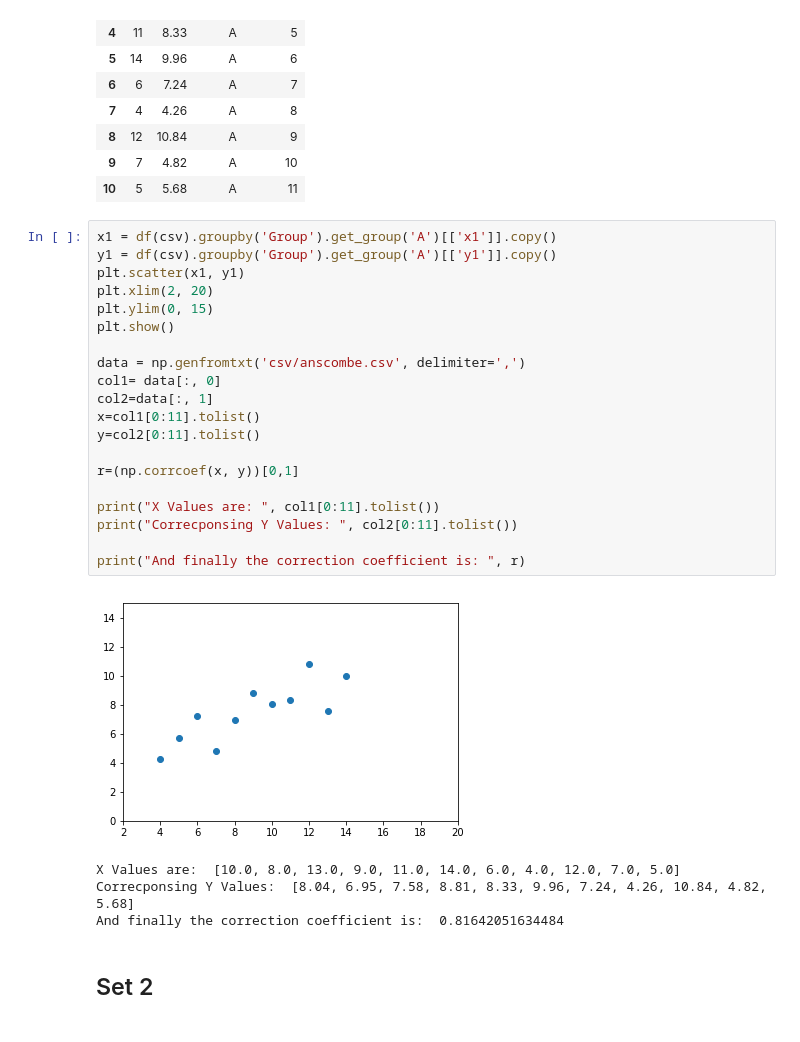
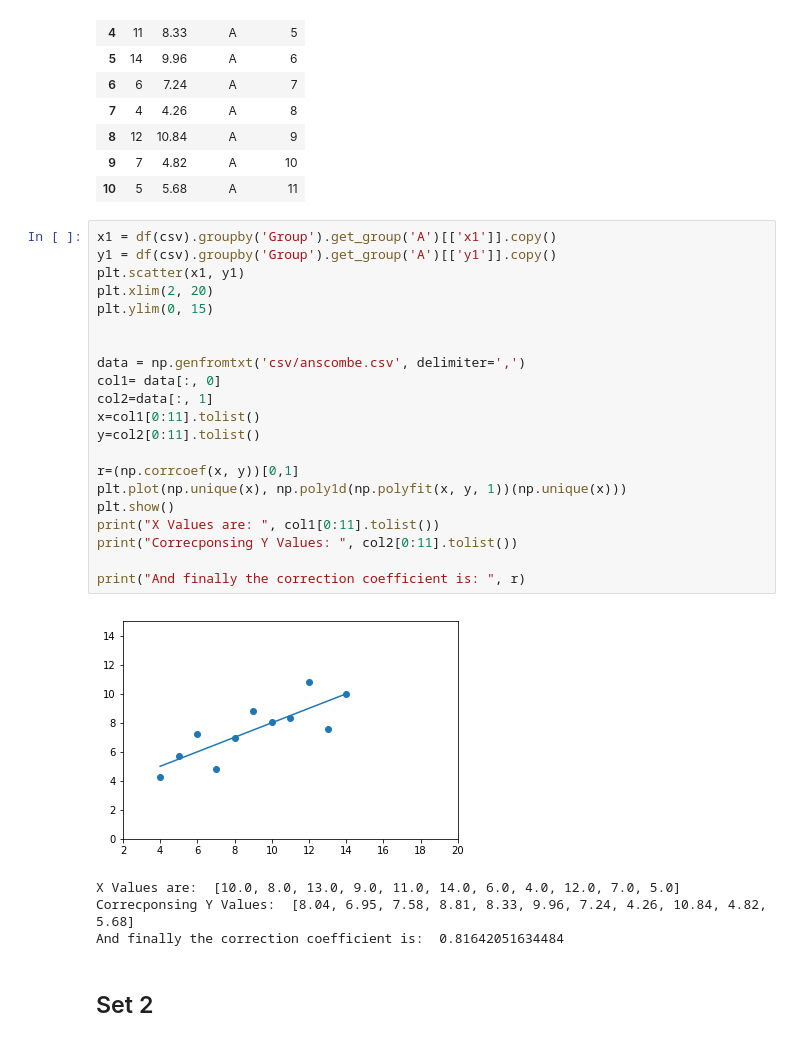
Before and after one commit to MarionMcG/data-analysis, a Jupyter notebook: anscombe.ipynb, the cells around one changed output. Cells and saved outputs as stored; diff of their text form.

```diff
--- a/anscombe.ipynb
+++ b/anscombe.ipynb
@@ -47,25 +47,26 @@ df(csv).groupby('Group').get_group('A')
 # %%
 x1 = df(csv).groupby('Group').get_group('A')[['x1']].copy()
 y1 = df(csv).groupby('Group').get_group('A')[['y1']].copy()
 plt.scatter(x1, y1)
 plt.xlim(2, 20)
 plt.ylim(0, 15)
-plt.show()
+
 
 data = np.genfromtxt('csv/anscombe.csv', delimiter=',')
 col1= data[:, 0]
 col2=data[:, 1]
 x=col1[0:11].tolist()
 y=col2[0:11].tolist()
 
 r=(np.corrcoef(x, y))[0,1]
-
+plt.plot(np.unique(x), np.poly1d(np.polyfit(x, y, 1))(np.unique(x)))
+plt.show()
 print("X Values are: ", col1[0:11].tolist())
 print("Correcponsing Y Values: ", col2[0:11].tolist())
 
 print("And finally the correction coefficient is: ", r)
 # %% [output]
-[figure, old version]
+[figure, new version]
 X Values are:  [10.0, 8.0, 13.0, 9.0, 11.0, 14.0, 6.0, 4.0, 12.0, 7.0, 5.0]
 Correcponsing Y Values:  [8.04, 6.95, 7.58, 8.81, 8.33, 9.96, 7.24, 4.26, 10.84, 4.82, 5.68]
 And finally the correction coefficient is:  0.81642051634484
```
Also changed, not shown: parts of 6 cells of this notebook.
